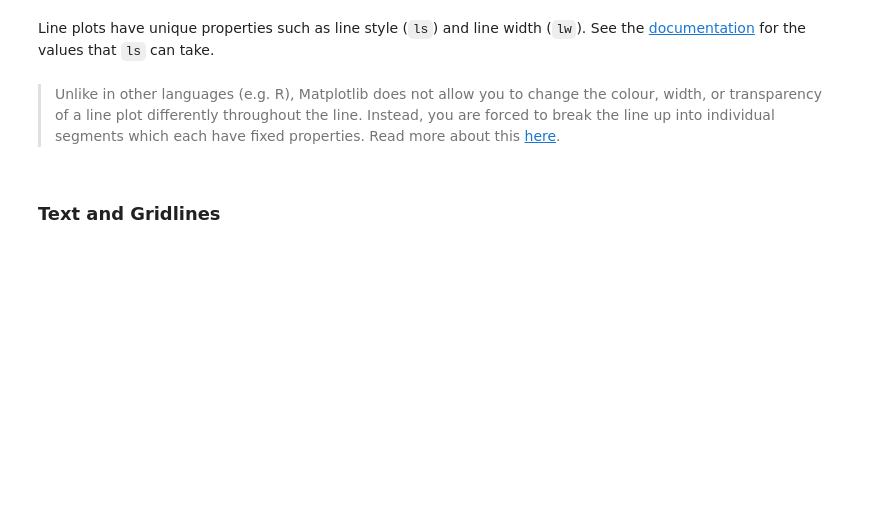
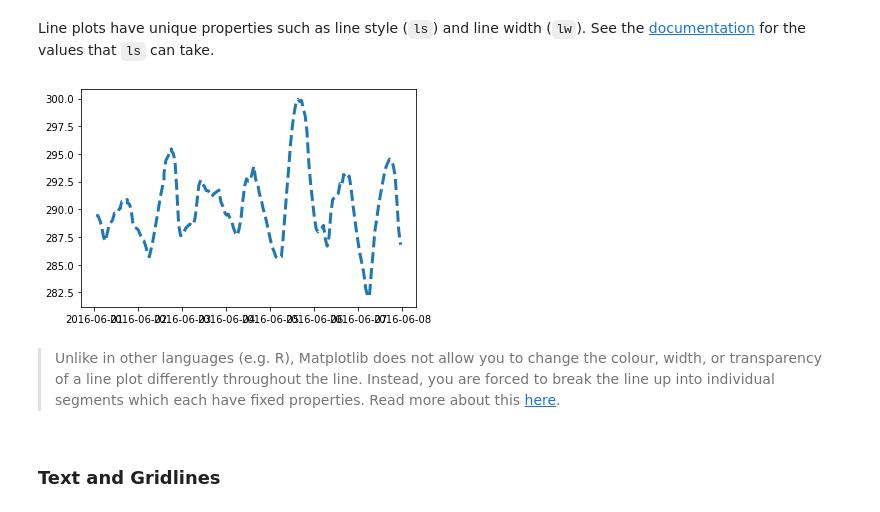
Before and after one commit to JoeBlackSci/python-for-data-science-wdss, a Jupyter notebook: session2/session-two-teaching-questions.ipynb, the cells around one changed output. Drawn from its saved outputs; the diff is of its cells as text; code cells hidden in the pictures; blank space fills up the shorter version.

```diff
--- a/session2/session-two-teaching-questions.ipynb
+++ b/session2/session-two-teaching-questions.ipynb
@@ -238,8 +282,10 @@ plt.show()
 Line plots have unique properties such as line style (`ls`) and line width (`lw`). See the [documentation](https://matplotlib.org/3.1.1/api/_as_gen/matplotlib.pyplot.plot.html) for the values that `ls` can take.
 # %%
 fig, ax = plt.subplots()
-ax.plot(metro_one_week.date_time, metro_one_week.temp, ls = '--', lw = 6)
+ax.plot(metro_one_week.date_time, metro_one_week.temp, ls = '--', lw = 3)
 plt.show()
+# %% [output]
+[figure, added]
 # %% [markdown]
 > Unlike in other languages (e.g. R), Matplotlib does not allow you to change the colour, width, or transparency of a line plot differently throughout the line. Instead, you are forced to break the line up into individual segments which each have fixed properties. Read more about this [here](https://matplotlib.org/3.1.1/gallery/lines_bars_and_markers/multicolored_line.html).
 # %% [markdown]
```
Also changed, not shown: parts of 24 cells of this notebook, 2 other files.
